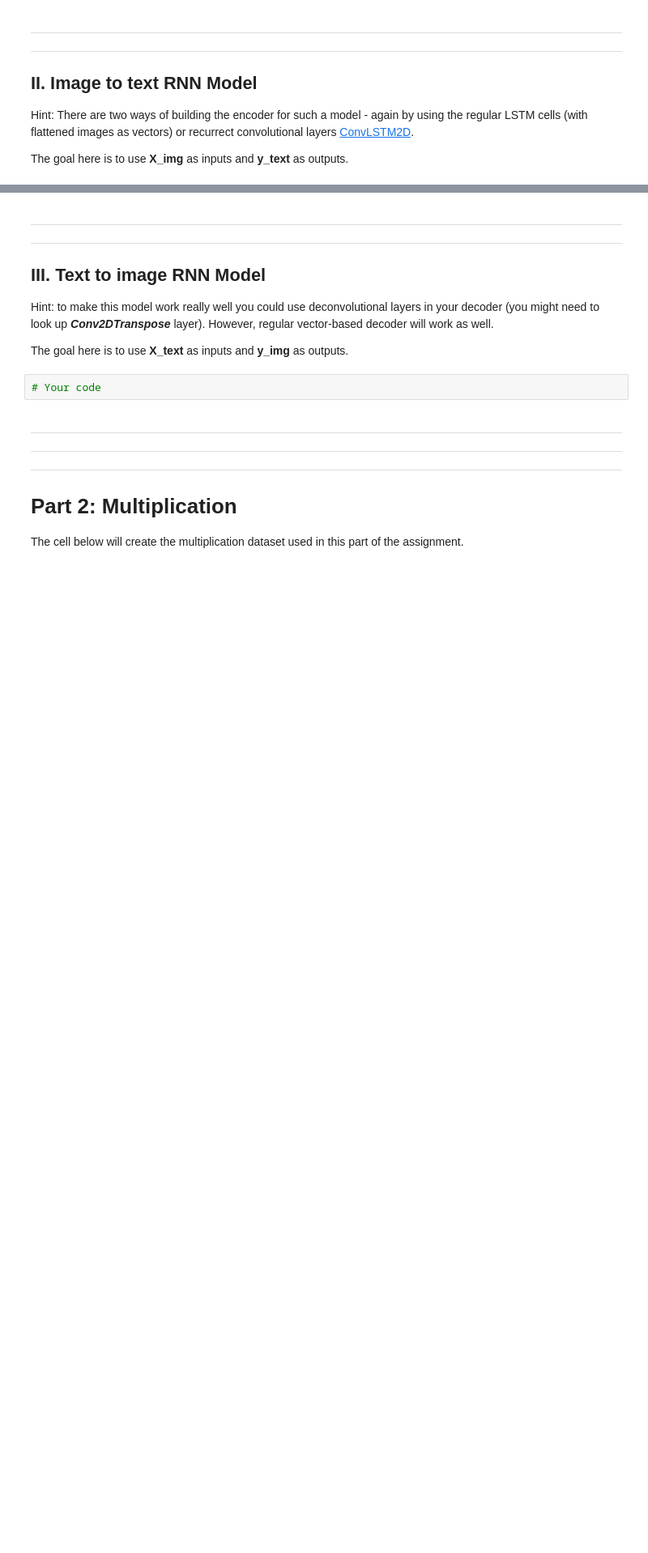
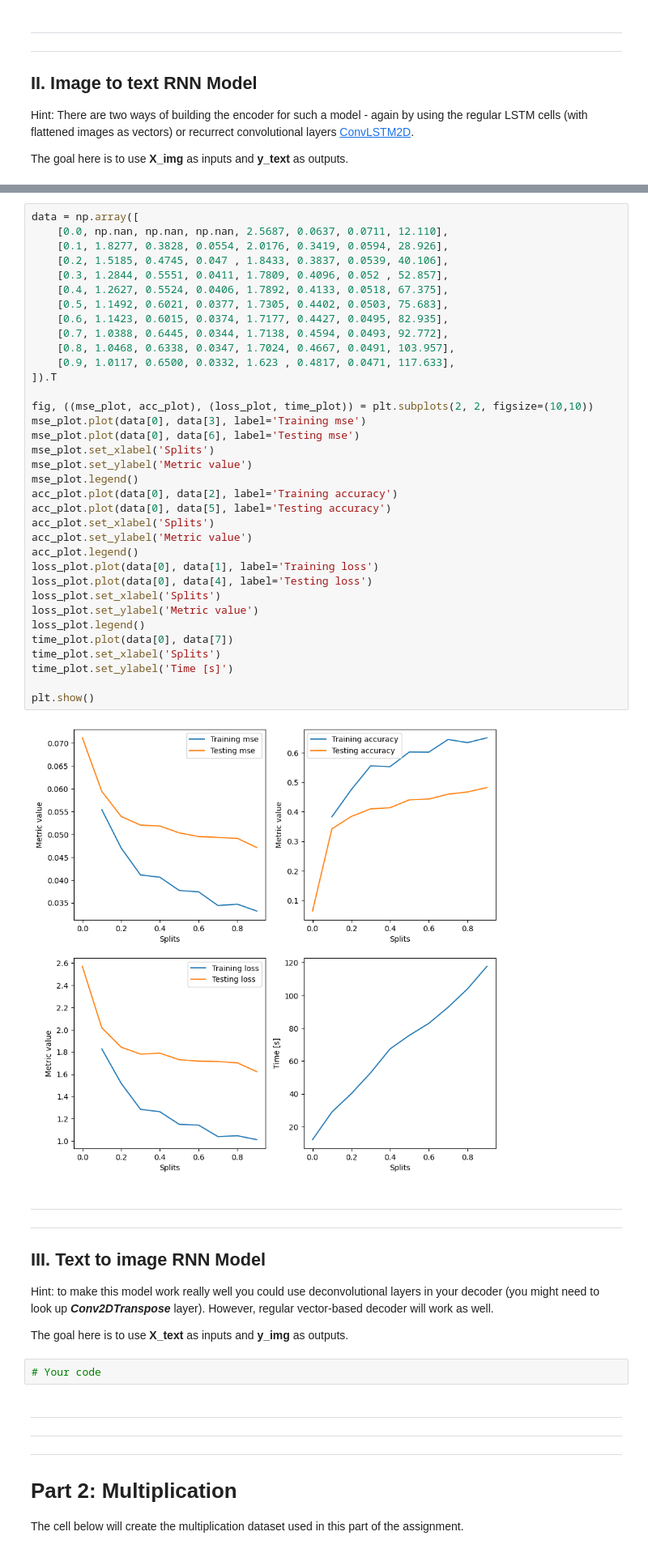
Before and after one commit to Spijkerberg/IDL-A2, a Jupyter notebook: individual_solns/A2_menno.ipynb, the cells around one changed output, grey strips where cells are left out. Shown at 81% size. Saved outputs shown, nothing was run; the diff lists cells and outputs as text; blank space fills up the shorter version.

```diff
--- a/individual_solns/A2_menno.ipynb
+++ b/individual_solns/A2_menno.ipynb
@@ -449,3 +538,40 @@ The goal here is to use **X_img** as inputs and **y_text** as outputs.
+# %%
+data = np.array([
+    [0.0, np.nan, np.nan, np.nan, 2.5687, 0.0637, 0.0711, 12.110],
+    [0.1, 1.8277, 0.3828, 0.0554, 2.0176, 0.3419, 0.0594, 28.926],
+    [0.2, 1.5185, 0.4745, 0.047 , 1.8433, 0.3837, 0.0539, 40.106],
+    [0.3, 1.2844, 0.5551, 0.0411, 1.7809, 0.4096, 0.052 , 52.857],
+    [0.4, 1.2627, 0.5524, 0.0406, 1.7892, 0.4133, 0.0518, 67.375],
+    [0.5, 1.1492, 0.6021, 0.0377, 1.7305, 0.4402, 0.0503, 75.683],
+    [0.6, 1.1423, 0.6015, 0.0374, 1.7177, 0.4427, 0.0495, 82.935],
+    [0.7, 1.0388, 0.6445, 0.0344, 1.7138, 0.4594, 0.0493, 92.772],
+    [0.8, 1.0468, 0.6338, 0.0347, 1.7024, 0.4667, 0.0491, 103.957],
+    [0.9, 1.0117, 0.6500, 0.0332, 1.623 , 0.4817, 0.0471, 117.633],
+]).T
+
+fig, ((mse_plot, acc_plot), (loss_plot, time_plot)) = plt.subplots(2, 2, figsize=(10,10))
+mse_plot.plot(data[0], data[3], label='Training mse')
+mse_plot.plot(data[0], data[6], label='Testing mse')
+mse_plot.set_xlabel('Splits')
+mse_plot.set_ylabel('Metric value')
+mse_plot.legend()
+acc_plot.plot(data[0], data[2], label='Training accuracy')
+acc_plot.plot(data[0], data[5], label='Testing accuracy')
+acc_plot.set_xlabel('Splits')
+acc_plot.set_ylabel('Metric value')
+acc_plot.legend()
+loss_plot.plot(data[0], data[1], label='Training loss')
+loss_plot.plot(data[0], data[4], label='Testing loss')
+loss_plot.set_xlabel('Splits')
+loss_plot.set_ylabel('Metric value')
+loss_plot.legend()
+time_plot.plot(data[0], data[7])
+time_plot.set_xlabel('Splits')
+time_plot.set_ylabel('Time [s]')
+
+plt.show()
+# %% [output]
+[figure, added]
 # %% [markdown]
 ---
 ---
```
Also changed, not shown: parts of 14 cells of this notebook.
